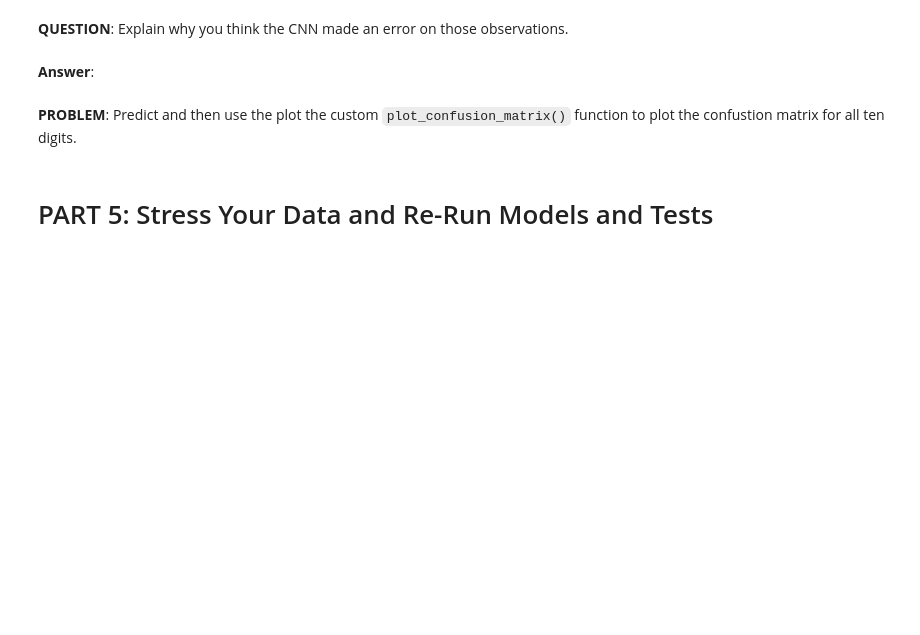
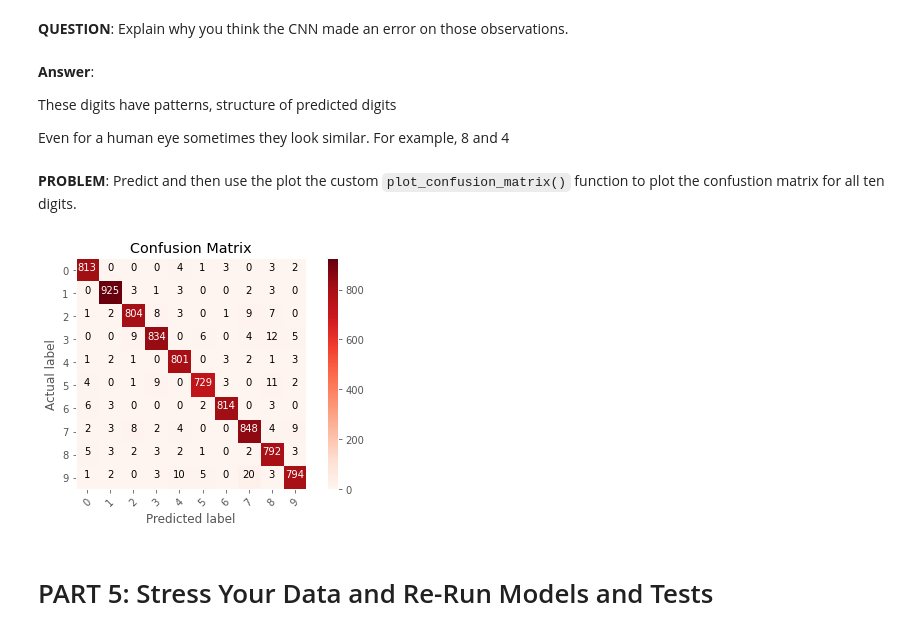
Before and after one commit to kryukovaeks/Data-Science-for-business-EPFL-course, a Jupyter notebook: A4.ipynb, the cells around one changed output. Drawn from its saved outputs; the diff is of its cells as text; code cells hidden in the pictures; blank space fills up the shorter version.

```diff
--- a/A4.ipynb
+++ b/A4.ipynb
@@ -1421,11 +1482,20 @@ incorrect_indices =                # Get index list of incorrectly predicted val
 # %% [markdown]
 **QUESTION**: Explain why you think the CNN made an error on those observations.
-# %% [markdown]
-**Answer**:
+# %% [markdown]
+**Answer**:
+
+
+These digits have patterns, structure of predicted digits
+
+Even for a human eye sometimes they look similar. For example, 8 and 4
 # %% [markdown]
 **PROBLEM**: Predict and then use the plot the custom `plot_confusion_matrix()` function to plot the confustion matrix for all ten digits.
 # %%
 # Print the confustion matrix for all ten digits
+cm=confusion_matrix(target_val_orig,predicted_classes)
+plot_confusion_matrix(cm,classes=np.arange(0,10))
+# %% [output]
+[figure, added]
 # %% [markdown]
 # PART 5: Stress Your Data and Re-Run Models and Tests
 # %% [markdown]
```
Also changed, not shown: parts of 43 cells of this notebook.
